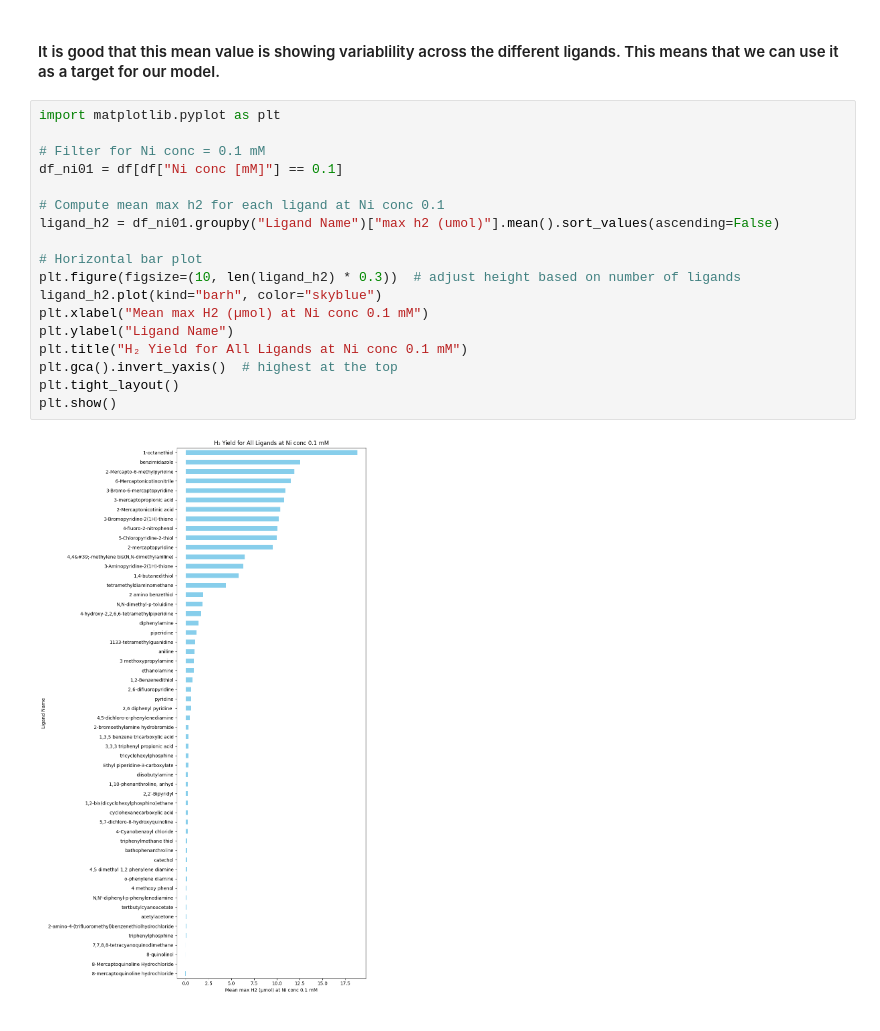
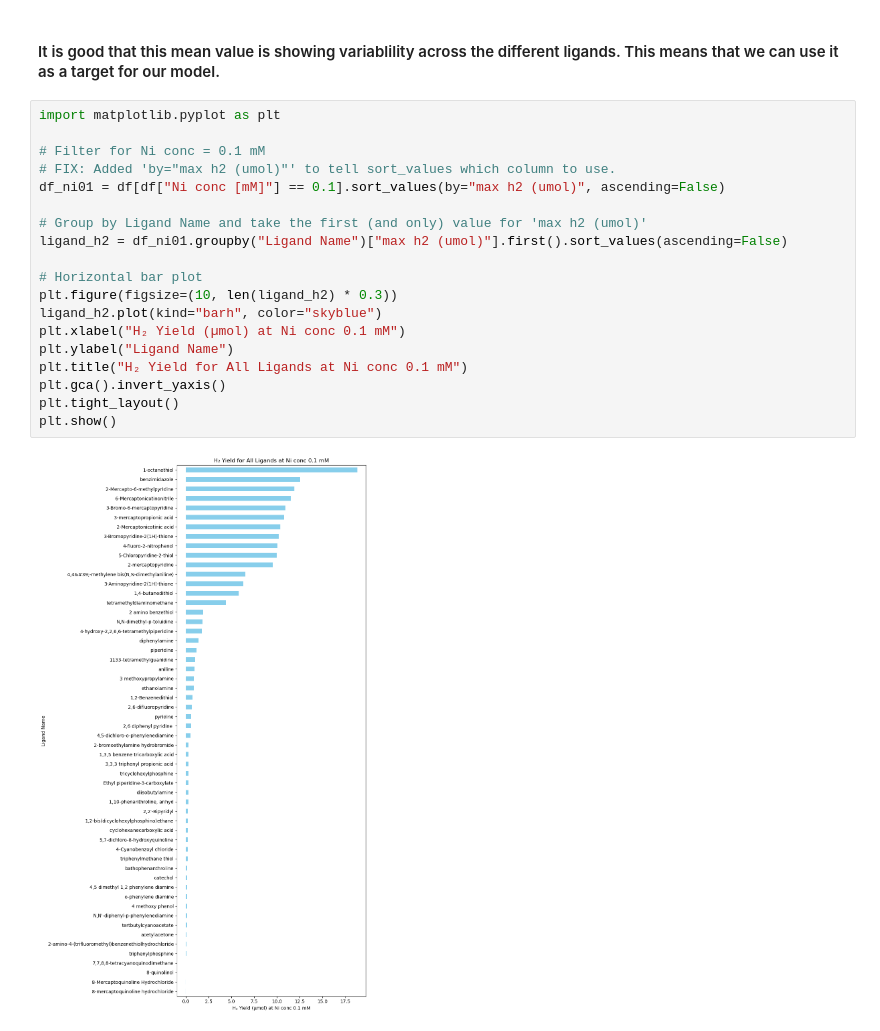
Before and after one commit to kareem-Abdelmaqsoud/HER-metal-complex-ligands, a Jupyter notebook: data_analysis.ipynb, the cells around one changed output. Saved outputs shown, nothing was run; the diff lists cells and outputs as text.

```diff
--- a/data_analysis.ipynb
+++ b/data_analysis.ipynb
@@ -52,23 +52,24 @@ plt.show()
 ### Visualize the mean value of the max H2 produced across all the Ni concentrations for each Ligand
 # %% [markdown]
 #### It is good that this mean value is showing variablility across the different ligands. This means that we can use it as a target for our model.
-# %%
-import matplotlib.pyplot as plt
-
-# Filter for Ni conc = 0.1 mM
-df_ni01 = df[df["Ni conc [mM]"] == 0.1]
-
-# Compute mean max h2 for each ligand at Ni conc 0.1
-ligand_h2 = df_ni01.groupby("Ligand Name")["max h2 (umol)"].mean().sort_values(ascending=False)
-
-# Horizontal bar plot
-plt.figure(figsize=(10, len(ligand_h2) * 0.3))  # adjust height based on number of ligands
-ligand_h2.plot(kind="barh", color="skyblue")
-plt.xlabel("Mean max H2 (µmol) at Ni conc 0.1 mM")
-plt.ylabel("Ligand Name")
-plt.title("H₂ Yield for All Ligands at Ni conc 0.1 mM")
-plt.gca().invert_yaxis()  # highest at the top
-plt.tight_layout()
-plt.show()
-# %% [output]
-[figure, removed]
+# %%
+import matplotlib.pyplot as plt
+
+# Filter for Ni conc = 0.1 mM
+# FIX: Added 'by="max h2 (umol)"' to tell sort_values which column to use.
+df_ni01 = df[df["Ni conc [mM]"] == 0.1].sort_values(by="max h2 (umol)", ascending=False)
+
+# Group by Ligand Name and take the first (and only) value for 'max h2 (umol)'
+ligand_h2 = df_ni01.groupby("Ligand Name")["max h2 (umol)"].first().sort_values(ascending=False)
+
+# Horizontal bar plot
+plt.figure(figsize=(10, len(ligand_h2) * 0.3))
+ligand_h2.plot(kind="barh", color="skyblue")
+plt.xlabel("H₂ Yield (µmol) at Ni conc 0.1 mM")
+plt.ylabel("Ligand Name")
+plt.title("H₂ Yield for All Ligands at Ni conc 0.1 mM")
+plt.gca().invert_yaxis()
+plt.tight_layout()
+plt.show()
+# %% [output]
+[figure, added]
```
Also changed, not shown: 3 other files.
